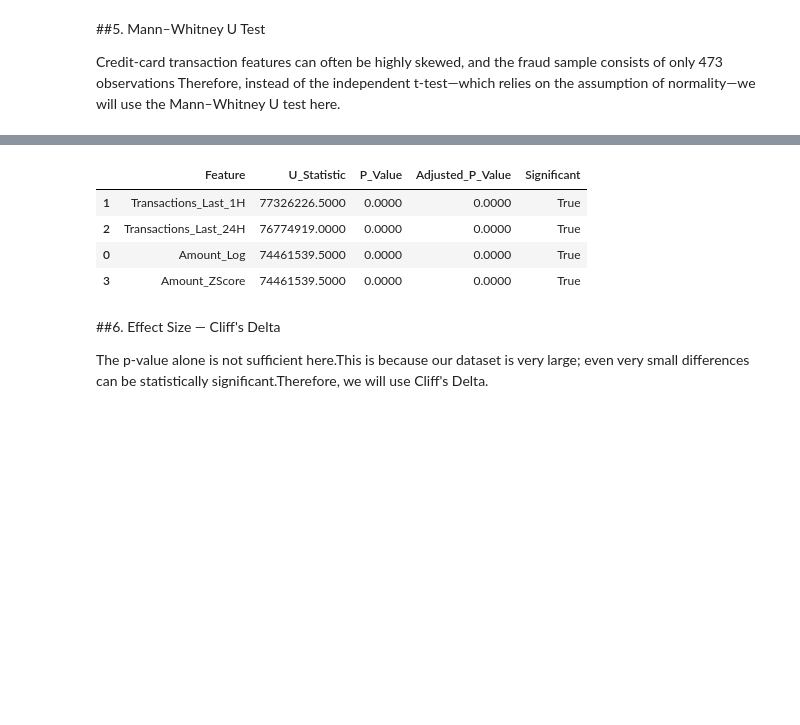
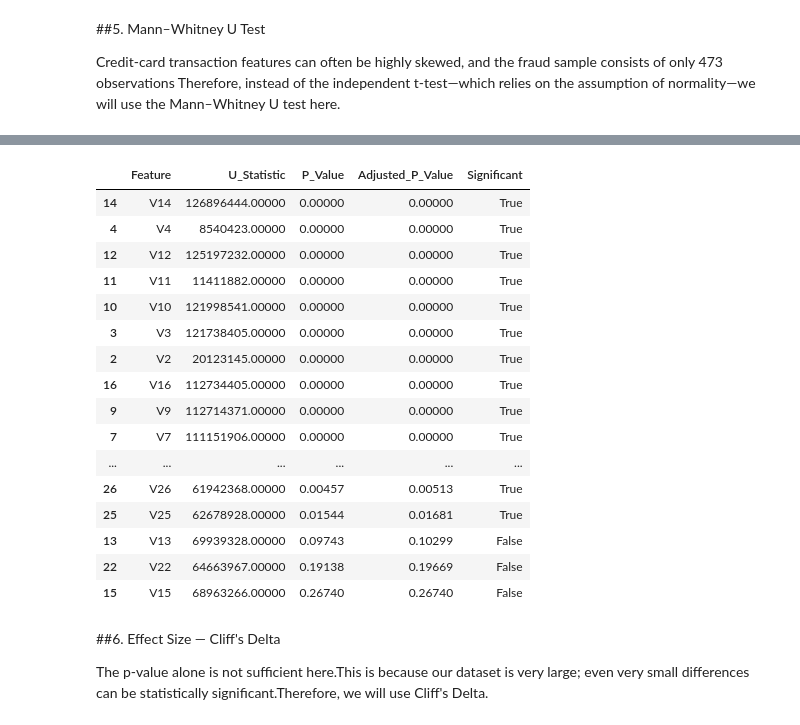
Before and after one commit to to-bits/BehaviorGuard-Customer-Behavioral-Profiling-for-Credit-Card-Fraud-Detection, a Jupyter notebook: BehaviorGuard — Customer Behavioral Profiling for Credit Card Fraud Detection/notebooks/03_statistical_analysis.ipynb, the cells around one changed output, grey strips where cells are left out. Saved outputs shown, nothing was run; the diff lists cells and outputs as text; code cells hidden in the pictures; blank space fills up the shorter version.

```diff
--- a/BehaviorGuard — Customer Behavioral Profiling for Credit Card Fraud Detection/notebooks/03_statistical_analysis.ipynb
+++ b/BehaviorGuard — Customer Behavioral Profiling for Credit Card Fraud Detection/notebooks/03_statistical_analysis.ipynb
@@ -287,26 +561,43 @@ display(mw_df)
 # %%
-# MULTIPLE TESTING CORRECTION
+#MULTIPLE TESTING CORRECTION
 
-reject, p_adjusted, _, _ = multipletests(
-    mw_df["P_Value"],
-    alpha=0.05,
-    method="fdr_bh"
+reject, adjusted_p_values, _, _ = (
+    multipletests(
+        mw_df["P_Value"],
+        alpha=0.05,
+        method="fdr_bh"
+    )
 )
 
-mw_df["Adjusted_P_Value"] = p_adjusted
+mw_df["Adjusted_P_Value"] = (
+    adjusted_p_values
+)
+
 mw_df["Significant"] = reject
 
-display(
-    mw_df.sort_values(
-        "Adjusted_P_Value"
-    )
+mw_df = mw_df.sort_values(
+    "Adjusted_P_Value"
 )
+
+display(mw_df)
 # %% [output]
 |  | Feature | U_Statistic | P_Value | Adjusted_P_Value | Significant |
-| 1 | Transactions_Last_1H | 77326226.5000 | 0.0000 | 0.0000 | True |
-| 2 | Transactions_Last_24H | 76774919.0000 | 0.0000 | 0.0000 | True |
-| 0 | Amount_Log | 74461539.5000 | 0.0000 | 0.0000 | True |
-| 3 | Amount_ZScore | 74461539.5000 | 0.0000 | 0.0000 | True |
+| 14 | V14 | 126896444.00000 | 0.00000 | 0.00000 | True |
+| 4 | V4 | 8540423.00000 | 0.00000 | 0.00000 | True |
+| 12 | V12 | 125197232.00000 | 0.00000 | 0.00000 | True |
+| 11 | V11 | 11411882.00000 | 0.00000 | 0.00000 | True |
+| 10 | V10 | 121998541.00000 | 0.00000 | 0.00000 | True |
+| 3 | V3 | 121738405.00000 | 0.00000 | 0.00000 | True |
+| 2 | V2 | 20123145.00000 | 0.00000 | 0.00000 | True |
+| 16 | V16 | 112734405.00000 | 0.00000 | 0.00000 | True |
+| 9 | V9 | 112714371.00000 | 0.00000 | 0.00000 | True |
+| 7 | V7 | 111151906.00000 | 0.00000 | 0.00000 | True |
+| ... | ... | ... | ... | ... | ... |
+| 26 | V26 | 61942368.00000 | 0.00457 | 0.00513 | True |
+| 25 | V25 | 62678928.00000 | 0.01544 | 0.01681 | True |
+| 13 | V13 | 69939328.00000 | 0.09743 | 0.10299 | False |
+| 22 | V22 | 64663967.00000 | 0.19138 | 0.19669 | False |
+| 15 | V15 | 68963266.00000 | 0.26740 | 0.26740 | False |
 # %% [markdown]
 ##6. Effect Size — Cliff's Delta
 
```
Also changed, not shown: parts of 26 cells of this notebook, 1 other file.
